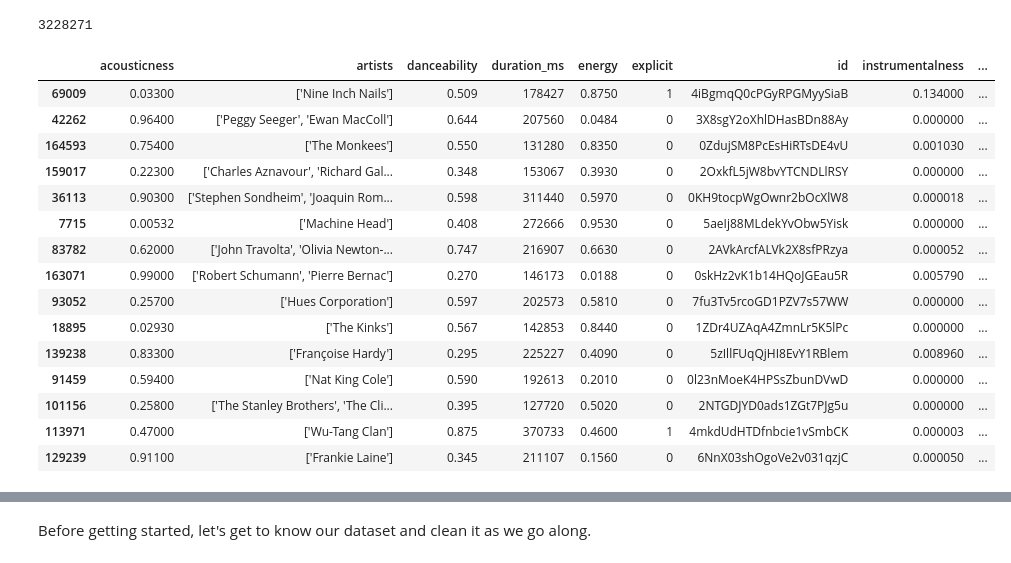
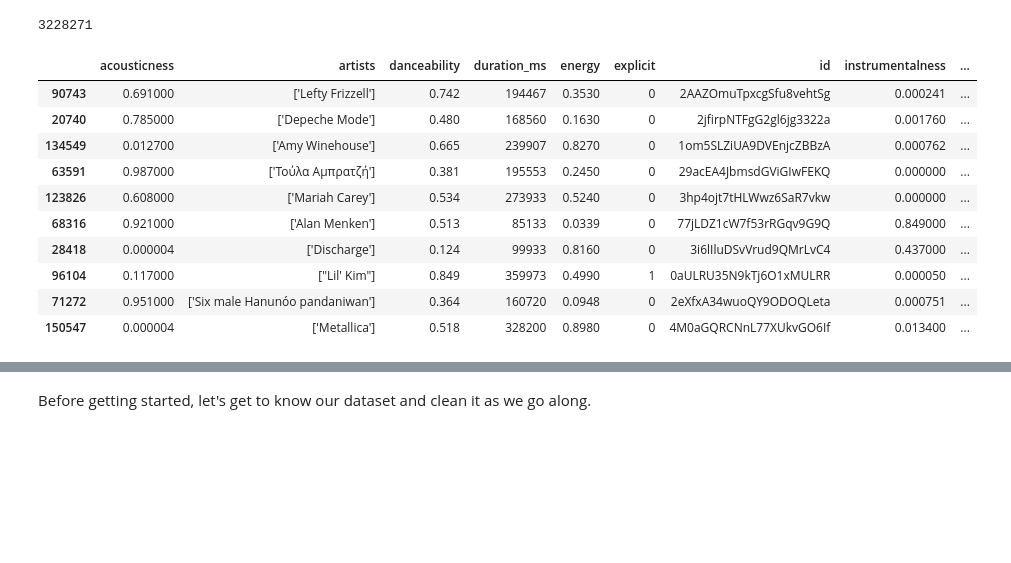
Before and after one commit to Mohammad-sakir/PDS_PROJ, a Jupyter notebook: analysis_spotify.ipynb, the cells around one changed output, grey strips where cells are left out. Drawn from its saved outputs; the diff is of its cells as text; code cells hidden in the pictures; blank space fills up the shorter version.

```diff
--- a/analysis_spotify.ipynb
+++ b/analysis_spotify.ipynb
@@ -47,24 +47,19 @@ print(df.size)
 # %% [output]
 3228271
 # %%
-df.sample(15)
+df.sample(10)
 # %% [output]
 |  | acousticness | artists | danceability | duration_ms | energy | explicit | id | instrumentalness | ... |
-| 69009 | 0.03300 | ['Nine Inch Nails'] | 0.509 | 178427 | 0.8750 | 1 | 4iBgmqQ0cPGyRPGMyySiaB | 0.134000 | ... |
-| 42262 | 0.96400 | ['Peggy Seeger', 'Ewan MacColl'] | 0.644 | 207560 | 0.0484 | 0 | 3X8sgY2oXhlDHasBDn88Ay | 0.000000 | ... |
-| 164593 | 0.75400 | ['The Monkees'] | 0.550 | 131280 | 0.8350 | 0 | 0ZdujSM8PcEsHiRTsDE4vU | 0.001030 | ... |
-| 159017 | 0.22300 | ['Charles Aznavour', 'Richard Gal... | 0.348 | 153067 | 0.3930 | 0 | 2OxkfL5jW8bvYTCNDLlRSY | 0.000000 | ... |
-| 36113 | 0.90300 | ['Stephen Sondheim', 'Joaquin Rom... | 0.598 | 311440 | 0.5970 | 0 | 0KH9tocpWgOwnr2bOcXlW8 | 0.000018 | ... |
-| 7715 | 0.00532 | ['Machine Head'] | 0.408 | 272666 | 0.9530 | 0 | 5aeIj88MLdekYvObw5Yisk | 0.000000 | ... |
-| 83782 | 0.62000 | ['John Travolta', 'Olivia Newton-... | 0.747 | 216907 | 0.6630 | 0 | 2AVkArcfALVk2X8sfPRzya | 0.000052 | ... |
-| 163071 | 0.99000 | ['Robert Schumann', 'Pierre Bernac'] | 0.270 | 146173 | 0.0188 | 0 | 0skHz2vK1b14HQoJGEau5R | 0.005790 | ... |
-| 93052 | 0.25700 | ['Hues Corporation'] | 0.597 | 202573 | 0.5810 | 0 | 7fu3Tv5rcoGD1PZV7s57WW | 0.000000 | ... |
-| 18895 | 0.02930 | ['The Kinks'] | 0.567 | 142853 | 0.8440 | 0 | 1ZDr4UZAqA4ZmnLr5K5lPc | 0.000000 | ... |
-| 139238 | 0.83300 | ['Françoise Hardy'] | 0.295 | 225227 | 0.4090 | 0 | 5zIllFUqQjHI8EvY1RBlem | 0.008960 | ... |
-| 91459 | 0.59400 | ['Nat King Cole'] | 0.590 | 192613 | 0.2010 | 0 | 0l23nMoeK4HPSsZbunDVwD | 0.000000 | ... |
-| 101156 | 0.25800 | ['The Stanley Brothers', 'The Cli... | 0.395 | 127720 | 0.5020 | 0 | 2NTGDJYD0ads1ZGt7PJg5u | 0.000000 | ... |
-| 113971 | 0.47000 | ['Wu-Tang Clan'] | 0.875 | 370733 | 0.4600 | 1 | 4mkdUdHTDfnbcie1vSmbCK | 0.000003 | ... |
-| 129239 | 0.91100 | ['Frankie Laine'] | 0.345 | 211107 | 0.1560 | 0 | 6NnX03shOgoVe2v031qzjC | 0.000050 | ... |
+| 90743 | 0.691000 | ['Lefty Frizzell'] | 0.742 | 194467 | 0.3530 | 0 | 2AAZOmuTpxcgSfu8vehtSg | 0.000241 | ... |
+| 20740 | 0.785000 | ['Depeche Mode'] | 0.480 | 168560 | 0.1630 | 0 | 2jfirpNTFgG2gl6jg3322a | 0.001760 | ... |
+| 134549 | 0.012700 | ['Amy Winehouse'] | 0.665 | 239907 | 0.8270 | 0 | 1om5SLZiUA9DVEnjcZBBzA | 0.000762 | ... |
+| 63591 | 0.987000 | ['Τούλα Αμπρατζή'] | 0.381 | 195553 | 0.2450 | 0 | 29acEA4JbmsdGViGIwFEKQ | 0.000000 | ... |
+| 123826 | 0.608000 | ['Mariah Carey'] | 0.534 | 273933 | 0.5240 | 0 | 3hp4ojt7tHLWwz6SaR7vkw | 0.000000 | ... |
+| 68316 | 0.921000 | ['Alan Menken'] | 0.513 | 85133 | 0.0339 | 0 | 77jLDZ1cW7f53rRGqv9G9Q | 0.849000 | ... |
+| 28418 | 0.000004 | ['Discharge'] | 0.124 | 99933 | 0.8160 | 0 | 3i6lIluDSvVrud9QMrLvC4 | 0.437000 | ... |
+| 96104 | 0.117000 | ["Lil' Kim"] | 0.849 | 359973 | 0.4990 | 1 | 0aULRU35N9kTj6O1xMULRR | 0.000050 | ... |
+| 71272 | 0.951000 | ['Six male Hanunóo pandaniwan'] | 0.364 | 160720 | 0.0948 | 0 | 2eXfxA34wuoQY9ODOQLeta | 0.000751 | ... |
+| 150547 | 0.000004 | ['Metallica'] | 0.518 | 328200 | 0.8980 | 0 | 4M0aGQRCNnL77XUkvGO6If | 0.013400 | ... |
 # %% [markdown]
 ### <b>Data Description</b>
 
```
Also changed, not shown: parts of 37 cells of this notebook.
